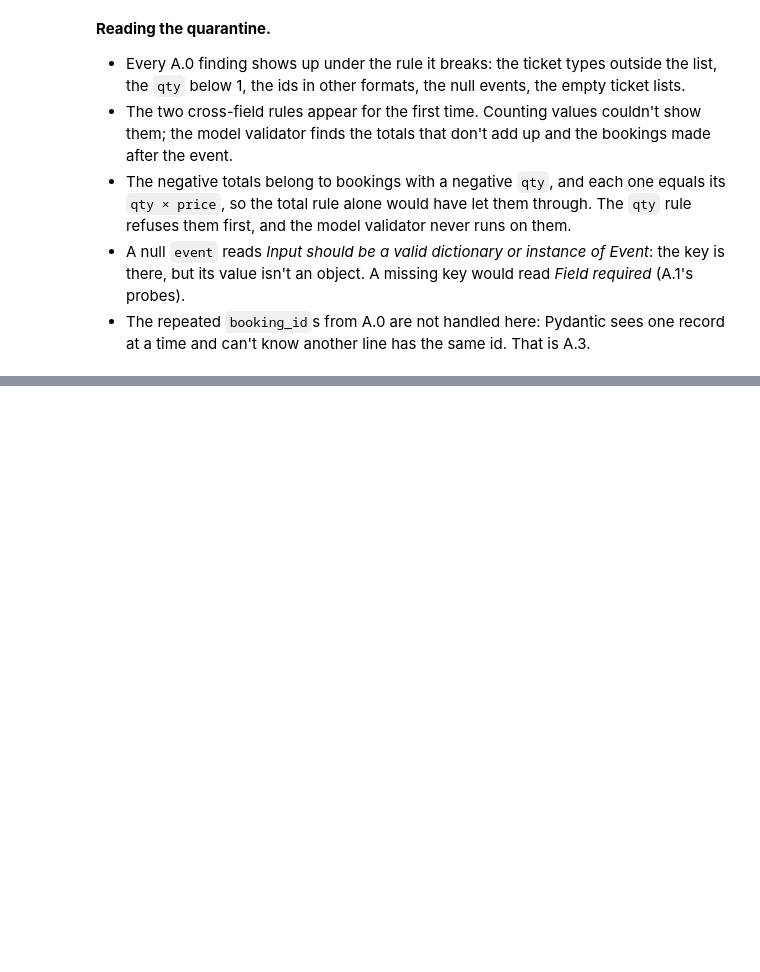
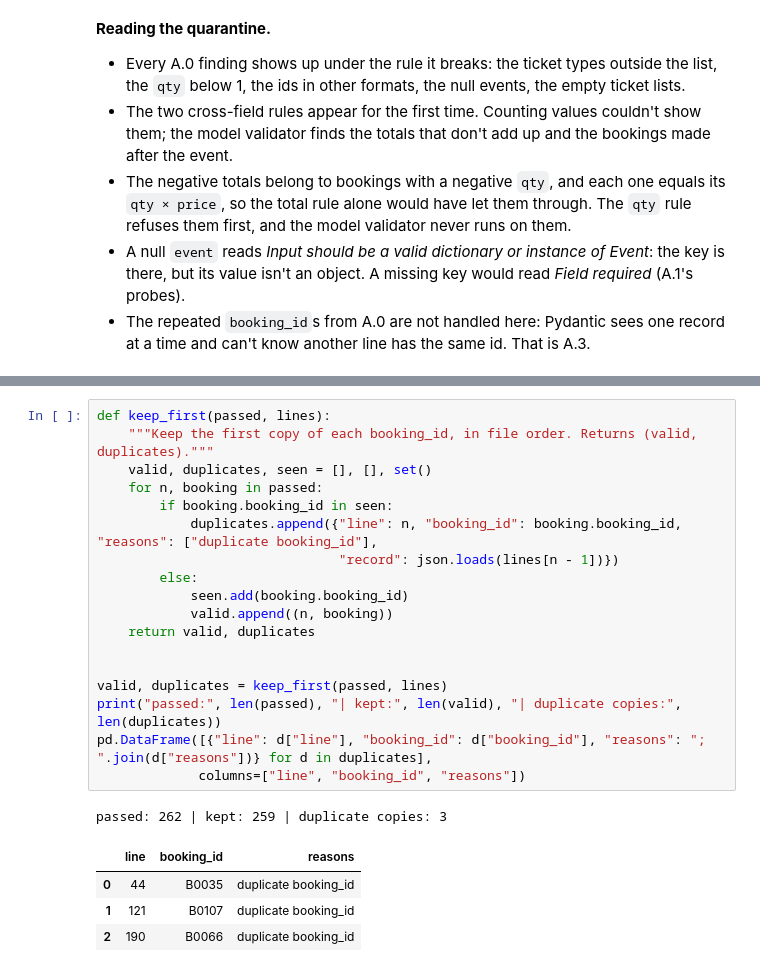
Before and after one commit to DanEhab/daniel-ehab_58-3825_MET-02_task2, a Jupyter notebook: task2.ipynb, the cells around one changed output, grey strips where cells are left out. Saved outputs shown, nothing was run; the diff lists cells and outputs as text; blank space fills up the shorter version.

```diff
--- a/task2.ipynb
+++ b/task2.ipynb
@@ -700,0 +737,24 @@ passed bookings with a negative total: 0
+# %%
+def keep_first(passed, lines):
+    """Keep the first copy of each booking_id, in file order. Returns (valid, duplicates)."""
+    valid, duplicates, seen = [], [], set()
+    for n, booking in passed:
+        if booking.booking_id in seen:
+            duplicates.append({"line": n, "booking_id": booking.booking_id, "reasons": ["duplicate booking_id"],
+                               "record": json.loads(lines[n - 1])})
+        else:
+            seen.add(booking.booking_id)
+            valid.append((n, booking))
+    return valid, duplicates
+
+
+valid, duplicates = keep_first(passed, lines)
+print("passed:", len(passed), "| kept:", len(valid), "| duplicate copies:", len(duplicates))
+pd.DataFrame([{"line": d["line"], "booking_id": d["booking_id"], "reasons": "; ".join(d["reasons"])} for d in duplicates],
+             columns=["line", "booking_id", "reasons"])
+# %% [output]
+passed: 262 | kept: 259 | duplicate copies: 3
+|  | line | booking_id | reasons |
+| 0 | 44 | B0035 | duplicate booking_id |
+| 1 | 121 | B0107 | duplicate booking_id |
+| 2 | 190 | B0066 | duplicate booking_id |
```
Also changed, not shown: parts of 9 cells of this notebook, 1 other file.
